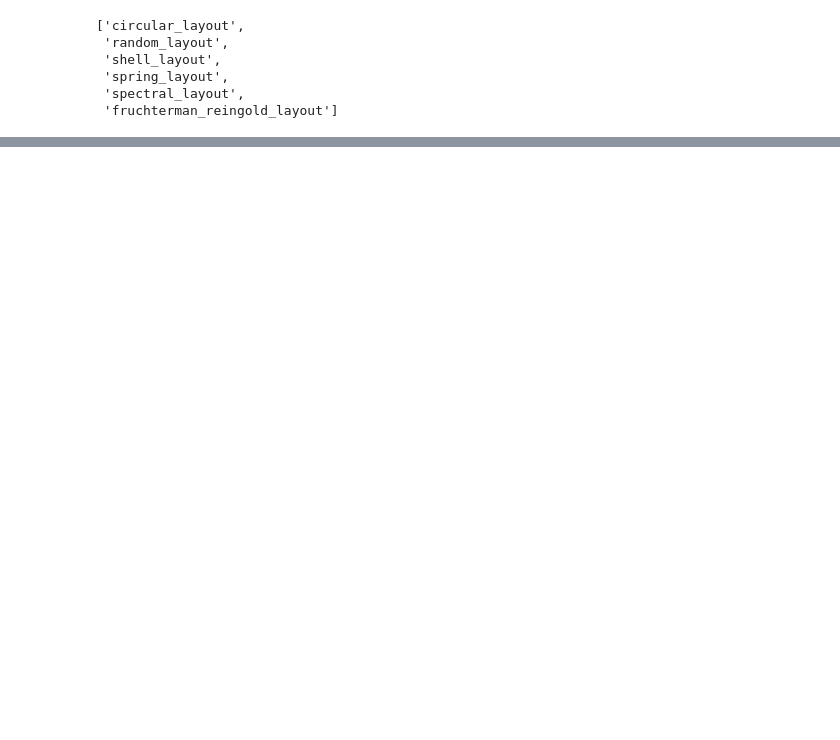
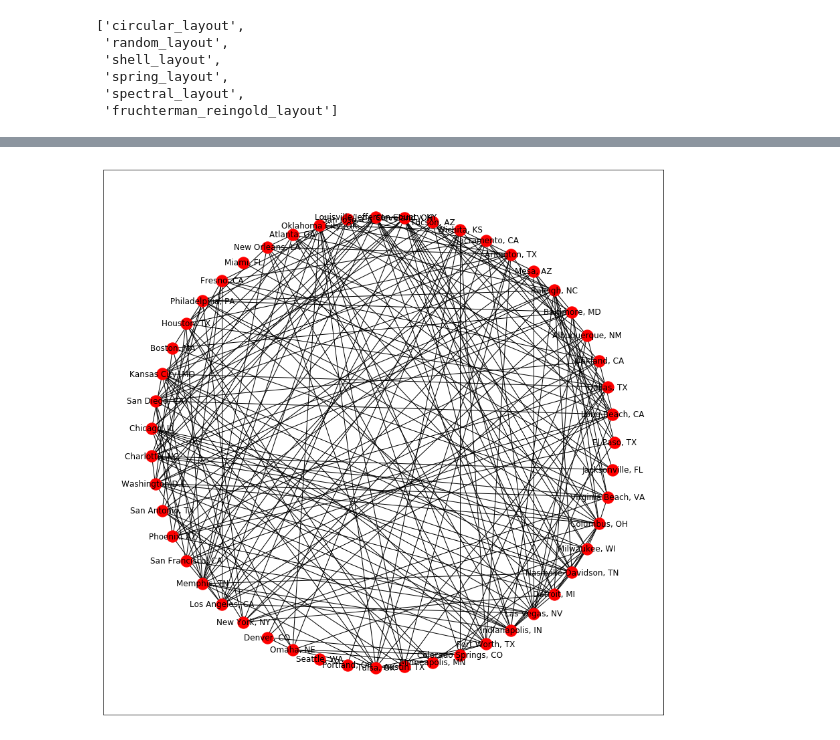
Before and after one commit to LuisAngelMendozaVelasco/Applied_Data_Science_with_Python_Specialization, a Jupyter notebook: Applied_Social_Network_Analysis_in_Python/Week2/Labs/Visualizing Graphs with NetworkX.ipynb, the cells around one changed output, grey strips where cells are left out. Saved outputs shown, nothing was run; the diff lists cells and outputs as text; code cells hidden in the pictures; blank space fills up the shorter version.

```diff
--- a/Applied_Social_Network_Analysis_in_Python/Week2/Labs/Visualizing Graphs with NetworkX.ipynb
+++ b/Applied_Social_Network_Analysis_in_Python/Week2/Labs/Visualizing Graphs with NetworkX.ipynb
@@ -43,6 +54,9 @@ nx.draw_networkx(G, pos)
 # %%
 # Draw the graph using the circular layout
-plt.figure(figsize=(10, 9))
+plt.figure(figsize=(15, 15))
 pos = nx.circular_layout(G)
 nx.draw_networkx(G, pos)
+plt.xticks([])
+plt.yticks([])
+plt.show()
 # %% [output]
@@ -51,2 +63,3 @@ nx.draw_networkx(G, pos)
+[figure, added]
 # %%
 # Draw the graph using custom node positions
```
Also changed, not shown: parts of 11 cells of this notebook, 16 other files.
